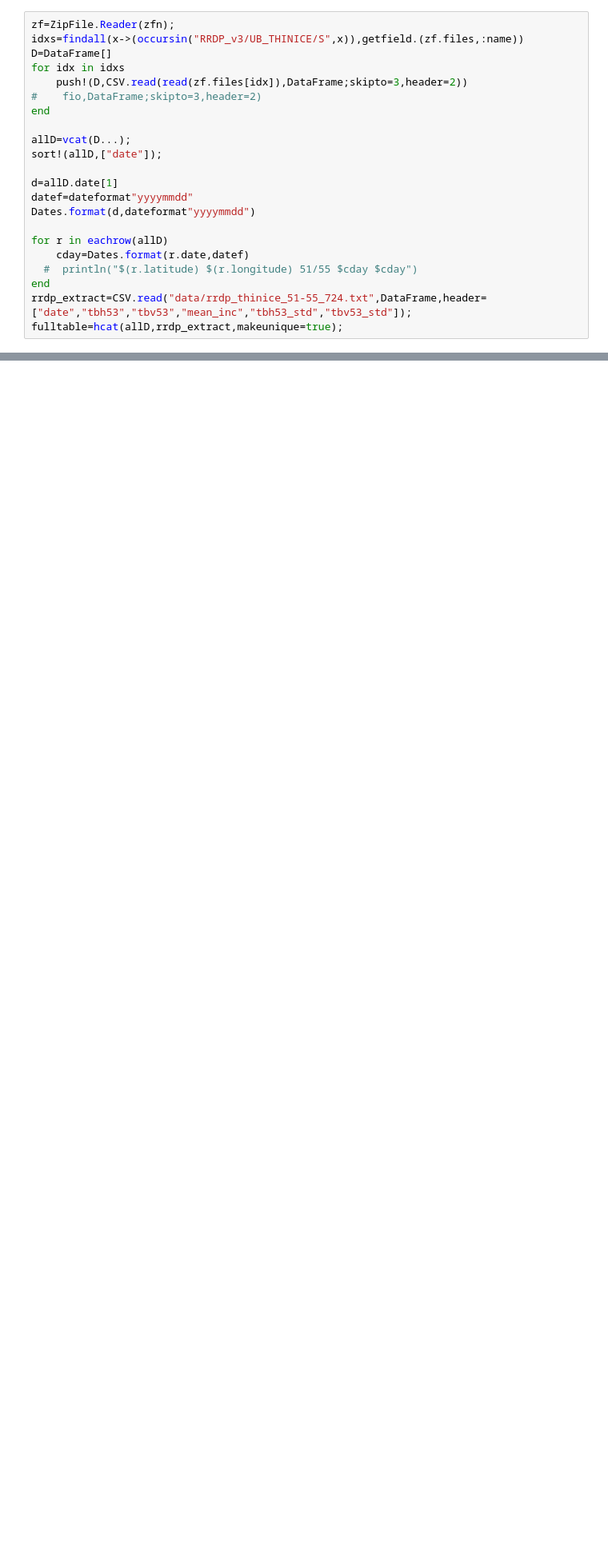
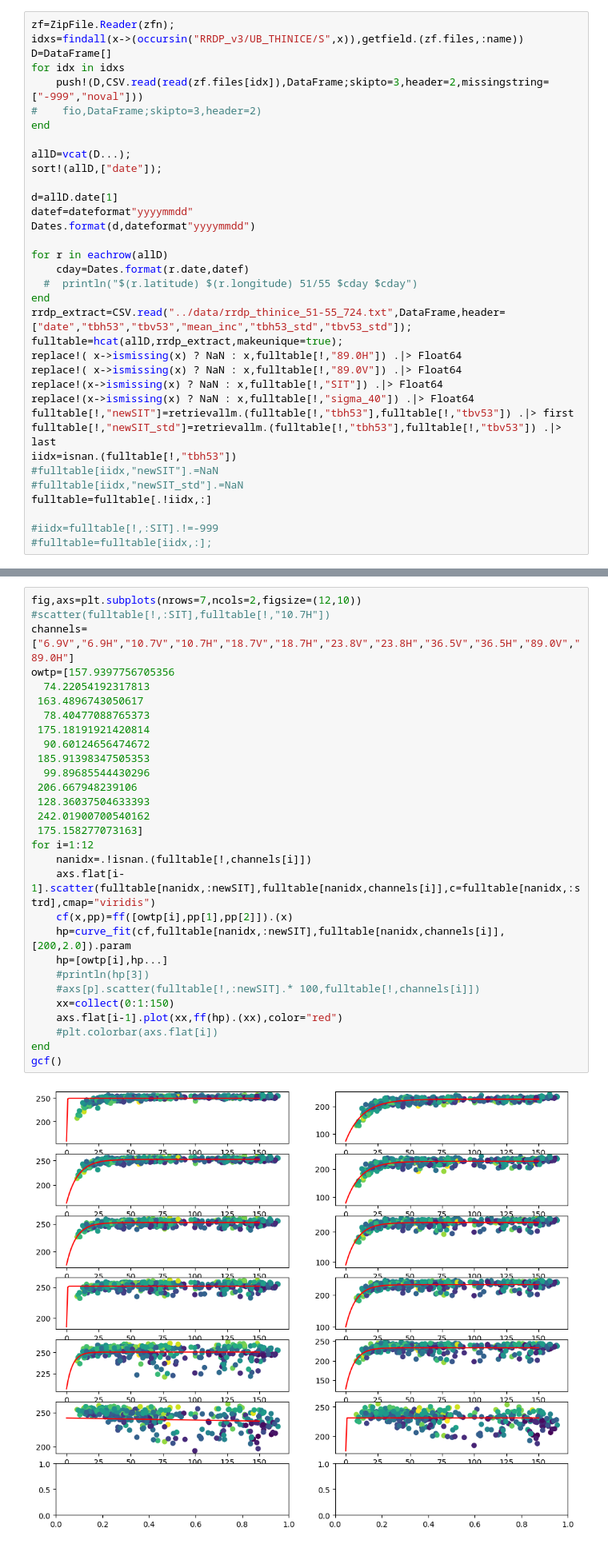
Before and after one commit to CIMR-Algos/MultiParameter_ATBD, a Jupyter notebook: book/thin_fit.ipynb, the cells around one changed output, grey strips where cells are left out. Shown at 80% size. Cells and saved outputs as stored; diff of their text form; blank space fills up the shorter version.

```diff
--- a/book/thin_fit.ipynb
+++ b/book/thin_fit.ipynb
@@ -23,7 +103,7 @@ zf=ZipFile.Reader(zfn);
 idxs=findall(x->(occursin("RRDP_v3/UB_THINICE/S",x)),getfield.(zf.files,:name))
 D=DataFrame[]
 for idx in idxs
-    push!(D,CSV.read(read(zf.files[idx]),DataFrame;skipto=3,header=2))
+    push!(D,CSV.read(read(zf.files[idx]),DataFrame;skipto=3,header=2,missingstring=["-999","noval"]))
 #    fio,DataFrame;skipto=3,header=2)
 end
 
@@ -38,5 +118,18 @@ for r in eachrow(allD)
     cday=Dates.format(r.date,datef)
   #  println("$(r.latitude) $(r.longitude) 51/55 $cday $cday")
 end
-rrdp_extract=CSV.read("data/rrdp_thinice_51-55_724.txt",DataFrame,header=["date","tbh53","tbv53","mean_inc","tbh53_std","tbv53_std"]);
+rrdp_extract=CSV.read("../data/rrdp_thinice_51-55_724.txt",DataFrame,header=["date","tbh53","tbv53","mean_inc","tbh53_std","tbv53_std"]);
 fulltable=hcat(allD,rrdp_extract,makeunique=true);
+replace!( x->ismissing(x) ? NaN : x,fulltable[!,"89.0H"]) .|> Float64
+replace!( x->ismissing(x) ? NaN : x,fulltable[!,"89.0V"]) .|> Float64
+replace!(x->ismissing(x) ? NaN : x,fulltable[!,"SIT"]) .|> Float64
+replace!(x->ismissing(x) ? NaN : x,fulltable[!,"sigma_40"]) .|> Float64
+fulltable[!,"newSIT"]=retrievallm.(fulltable[!,"tbh53"],fulltable[!,"tbv53"]) .|> first
+fulltable[!,"newSIT_std"]=retrievallm.(fulltable[!,"tbh53"],fulltable[!,"tbv53"]) .|> last
+iidx=isnan.(fulltable[!,"tbh53"])
+#fulltable[iidx,"newSIT"].=NaN
+#fulltable[iidx,"newSIT_std"].=NaN
+fulltable=fulltable[.!iidx,:]
+
+#iidx=fulltable[!,:SIT].!=-999
+#fulltable=fulltable[iidx,:];
@@ -42,0 +207,31 @@ fulltable=hcat(allD,rrdp_extract,makeunique=true);
+# %%
+fig,axs=plt.subplots(nrows=7,ncols=2,figsize=(12,10))
+#scatter(fulltable[!,:SIT],fulltable[!,"10.7H"])
+channels=["6.9V","6.9H","10.7V","10.7H","18.7V","18.7H","23.8V","23.8H","36.5V","36.5H","89.0V","89.0H"]
+owtp=[157.9397756705356
+  74.22054192317813
+ 163.4896743050617
+  78.40477088765373
+ 175.18191921420814
+  90.60124656474672
+ 185.91398347505353
+  99.89685544430296
+ 206.667948239106
+ 128.36037504633393
+ 242.01900700540162
+ 175.158277073163]
+for i=1:12
+    nanidx=.!isnan.(fulltable[!,channels[i]])
+    axs.flat[i-1].scatter(fulltable[nanidx,:newSIT],fulltable[nanidx,channels[i]],c=fulltable[nanidx,:strd],cmap="viridis")
+    cf(x,pp)=ff([owtp[i],pp[1],pp[2]]).(x)
+    hp=curve_fit(cf,fulltable[nanidx,:newSIT],fulltable[nanidx,channels[i]],[200,2.0]).param
+    hp=[owtp[i],hp...]
+    #println(hp[3])
+    #axs[p].scatter(fulltable[!,:newSIT].* 100,fulltable[!,channels[i]])
+    xx=collect(0:1:150)
+    axs.flat[i-1].plot(xx,ff(hp).(xx),color="red")
+    #plt.colorbar(axs.flat[i])
+end
+gcf()
+# %% [output]
+[figure, added]
```
Also changed, not shown: parts of 17 cells of this notebook, 7 other files.
